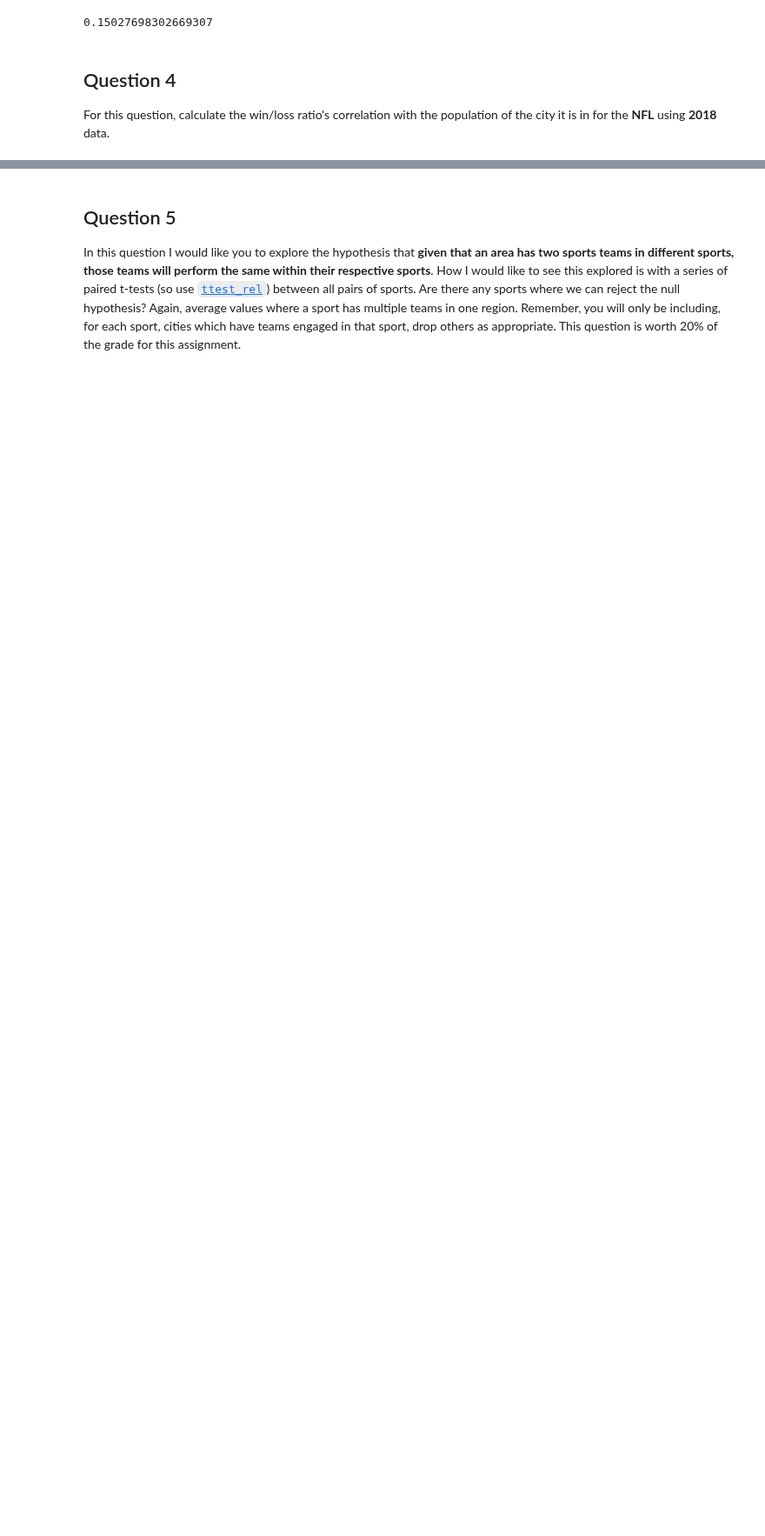
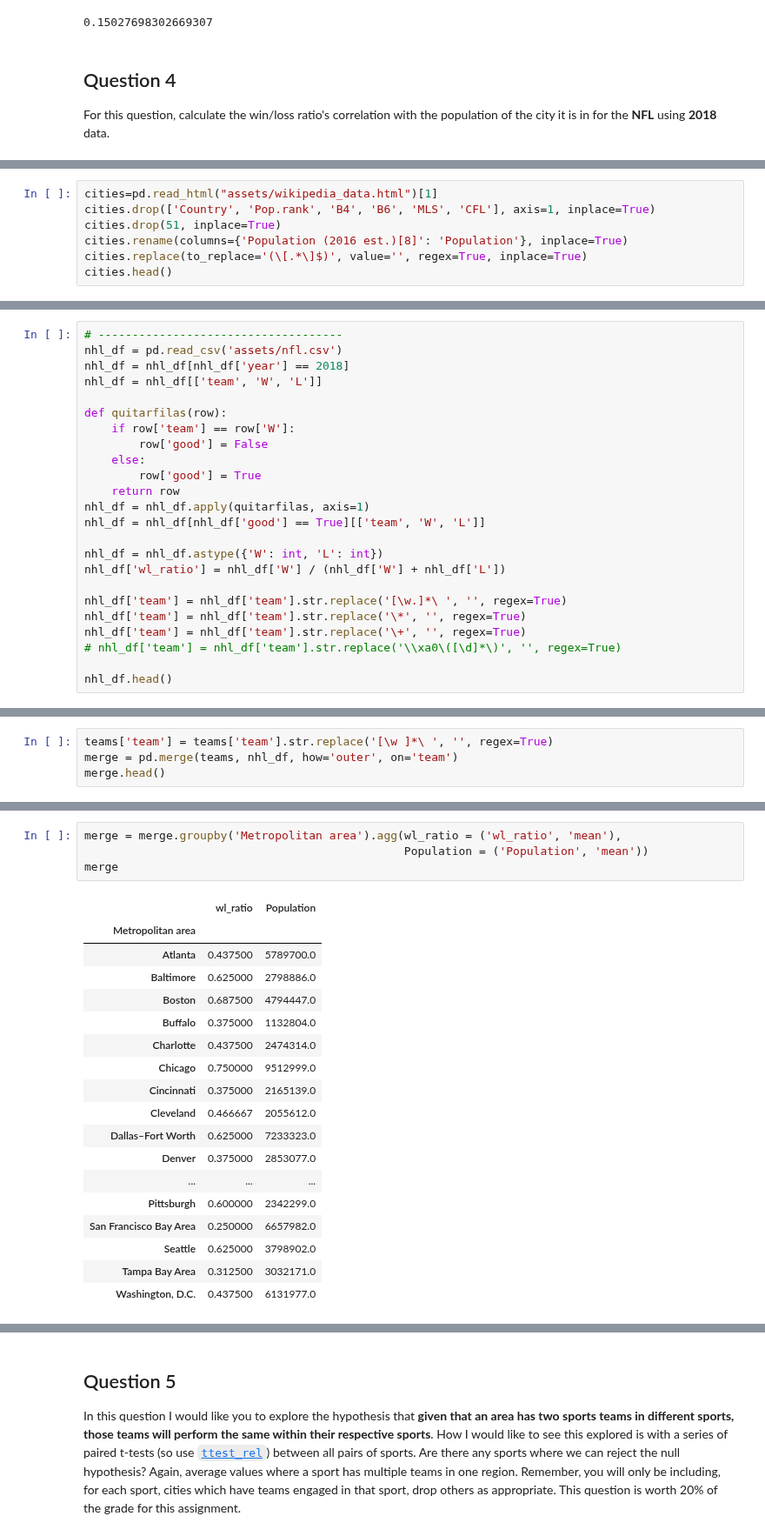
Before and after one commit to SantiGonzalezz/Applied-Data-Science-with-Python, a Jupyter notebook: 1. Introduction to Data Science in Python/Week 4/assignment4.ipynb, the cells around one changed output, grey strips where cells are left out. Shown at 87% size. Saved outputs shown, nothing was run; the diff lists cells and outputs as text; blank space fills up the shorter version.

```diff
--- a/1. Introduction to Data Science in Python/Week 4/assignment4.ipynb
+++ b/1. Introduction to Data Science in Python/Week 4/assignment4.ipynb
@@ -562,0 +552,7 @@ def nfl_correlation():
+# %%
+cities=pd.read_html("assets/wikipedia_data.html")[1]
+cities.drop(['Country', 'Pop.rank', 'B4', 'B6', 'MLS', 'CFL'], axis=1, inplace=True)
+cities.drop(51, inplace=True)
+cities.rename(columns={'Population (2016 est.)[8]': 'Population'}, inplace=True)
+cities.replace(to_replace='(\[.*\]$)', value='', regex=True, inplace=True)
+cities.head()
@@ -562,0 +595,24 @@ def nfl_correlation():
+# %%
+# ------------------------------------
+nhl_df = pd.read_csv('assets/nfl.csv')
+nhl_df = nhl_df[nhl_df['year'] == 2018]
+nhl_df = nhl_df[['team', 'W', 'L']]
+
+def quitarfilas(row):
+    if row['team'] == row['W']:
+        row['good'] = False
+    else:
+        row['good'] = True
+    return row
+nhl_df = nhl_df.apply(quitarfilas, axis=1)
+nhl_df = nhl_df[nhl_df['good'] == True][['team', 'W', 'L']]
+
+nhl_df = nhl_df.astype({'W': int, 'L': int})
+nhl_df['wl_ratio'] = nhl_df['W'] / (nhl_df['W'] + nhl_df['L'])
+
+nhl_df['team'] = nhl_df['team'].str.replace('[\w.]*\ ', '', regex=True)
+nhl_df['team'] = nhl_df['team'].str.replace('\*', '', regex=True)
+nhl_df['team'] = nhl_df['team'].str.replace('\+', '', regex=True)
+# nhl_df['team'] = nhl_df['team'].str.replace('\\xa0\([\d]*\)', '', regex=True)
+
+nhl_df.head()
@@ -562,0 +626,4 @@ def nfl_correlation():
+# %%
+teams['team'] = teams['team'].str.replace('[\w ]*\ ', '', regex=True)
+merge = pd.merge(teams, nhl_df, how='outer', on='team')
+merge.head()
@@ -562,0 +637,23 @@ def nfl_correlation():
+# %%
+merge = merge.groupby('Metropolitan area').agg(wl_ratio = ('wl_ratio', 'mean'),
+                                               Population = ('Population', 'mean'))
+merge
+# %% [output]
+|  | wl_ratio | Population |
+| Metropolitan area |  |  |
+| Atlanta | 0.437500 | 5789700.0 |
+| Baltimore | 0.625000 | 2798886.0 |
+| Boston | 0.687500 | 4794447.0 |
+| Buffalo | 0.375000 | 1132804.0 |
+| Charlotte | 0.437500 | 2474314.0 |
+| Chicago | 0.750000 | 9512999.0 |
+| Cincinnati | 0.375000 | 2165139.0 |
+| Cleveland | 0.466667 | 2055612.0 |
+| Dallas–Fort Worth | 0.625000 | 7233323.0 |
+| Denver | 0.375000 | 2853077.0 |
+| ... | ... | ... |
+| Pittsburgh | 0.600000 | 2342299.0 |
+| San Francisco Bay Area | 0.250000 | 6657982.0 |
+| Seattle | 0.625000 | 3798902.0 |
+| Tampa Bay Area | 0.312500 | 3032171.0 |
+| Washington, D.C. | 0.437500 | 6131977.0 |
```
Also changed, not shown: parts of 9 cells of this notebook.
